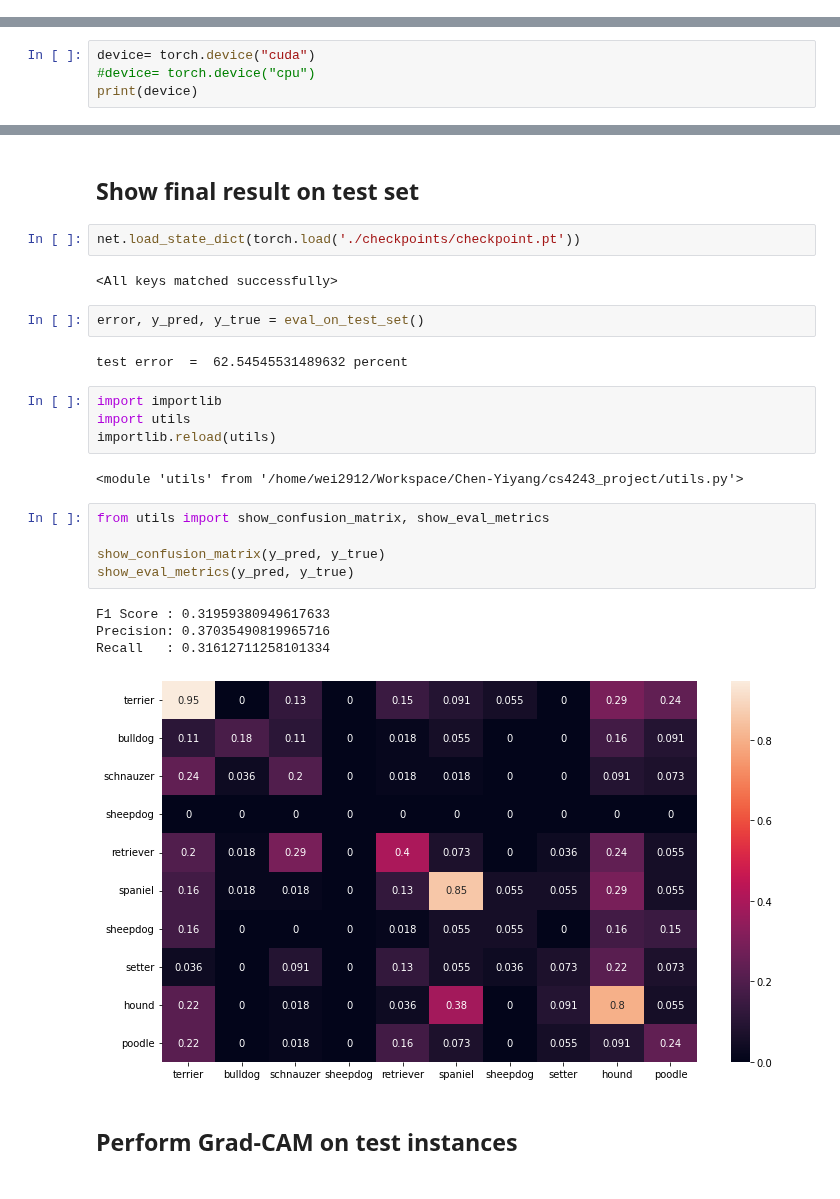
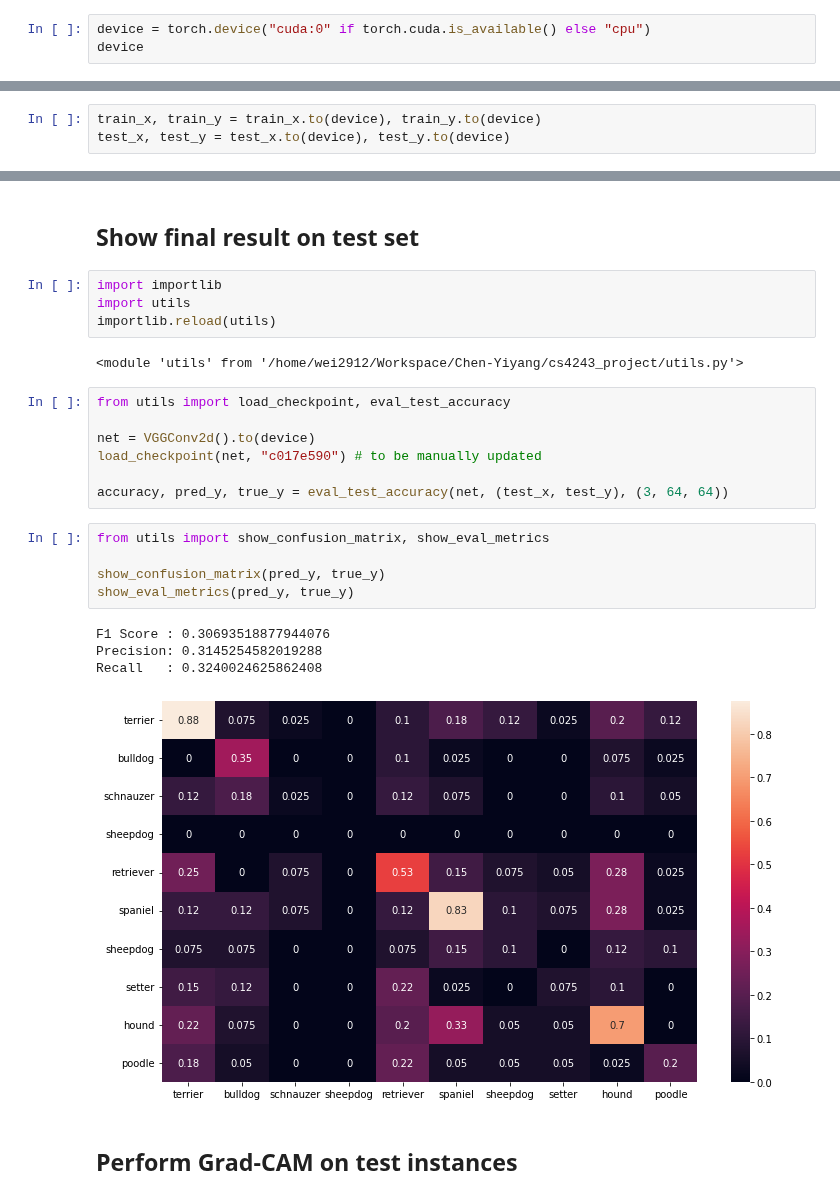
Before and after one commit to Chen-Yiyang/cs4243_project, a Jupyter notebook: 3_baseline_cnn.ipynb, the cells around one changed output, grey strips where cells are left out. Drawn from its saved outputs; the diff is of its cells as text.

```diff
--- a/3_baseline_cnn.ipynb
+++ b/3_baseline_cnn.ipynb
@@ -79,0 +40,3 @@ def eval_on_test_set():
+# %%
+device = torch.device("cuda:0" if torch.cuda.is_available() else "cpu")
+device
@@ -80,3 +45,6 @@ def eval_on_test_set():
+# %%
+train_x, train_y = train_x.to(device), train_y.to(device)
+test_x, test_y = test_x.to(device), test_y.to(device)
 # %% [markdown]
 ## Build CNN
 
@@ -317,4 +193,0 @@ There are 29900362 (29.90 million) parameters in this neural network
-# %%
-device= torch.device("cuda")
-#device= torch.device("cpu")
-print(device)
@@ -482,29 +238,28 @@ show(test_x[30])
 # %% [markdown]
 ## Show final result on test set
+# %%
+import importlib
+import utils
+importlib.reload(utils)
+# %% [output]
+<module 'utils' from '/home/wei2912/Workspace/Chen-Yiyang/cs4243_project/utils.py'>
 # %%
-net.load_state_dict(torch.load('./checkpoints/checkpoint.pt'))
+from utils import load_checkpoint, eval_test_accuracy
+
+net = VGGConv2d().to(device)
+load_checkpoint(net, "c017e590") # to be manually updated
+
+accuracy, pred_y, true_y = eval_test_accuracy(net, (test_x, test_y), (3, 64, 64))
-# %% [output]
-<All keys matched successfully>
-# %%
-error, y_pred, y_true = eval_on_test_set()
-# %% [output]
-test error  =  62.54545531489632 percent
-# %%
-import importlib
-import utils
-importlib.reload(utils)
-# %% [output]
-<module 'utils' from '/home/wei2912/Workspace/Chen-Yiyang/cs4243_project/utils.py'>
 # %%
 from utils import show_confusion_matrix, show_eval_metrics
 
-show_confusion_matrix(y_pred, y_true)
-show_eval_metrics(y_pred, y_true)
+show_confusion_matrix(pred_y, true_y)
+show_eval_metrics(pred_y, true_y)
 # %% [output]
-F1 Score : 0.31959380949617633
-Precision: 0.37035490819965716
-Recall   : 0.31612711258101334
+F1 Score : 0.30693518877944076
+Precision: 0.3145254582019288
+Recall   : 0.3240024625862408
-[figure, old version]
+[figure, new version]
 # %% [markdown]
 ## Perform Grad-CAM on test instances
 # %%
```
Also changed, not shown: parts of 26 cells of this notebook, 1 other file.
